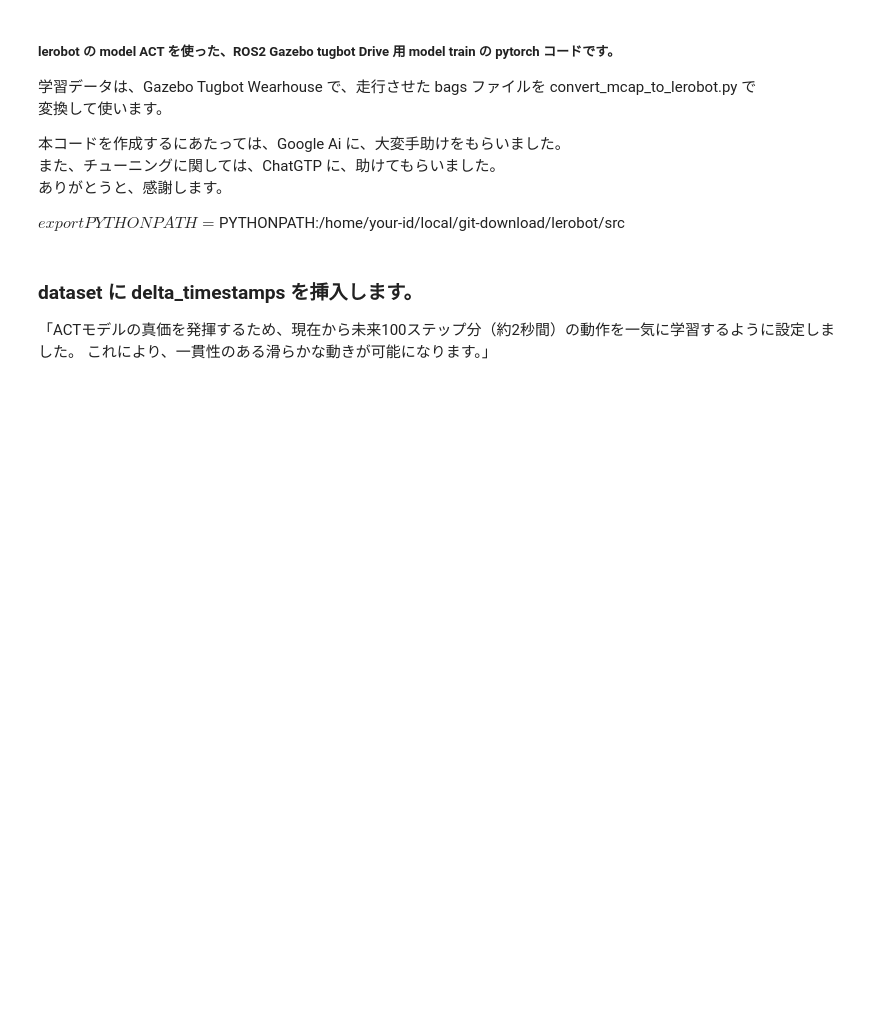
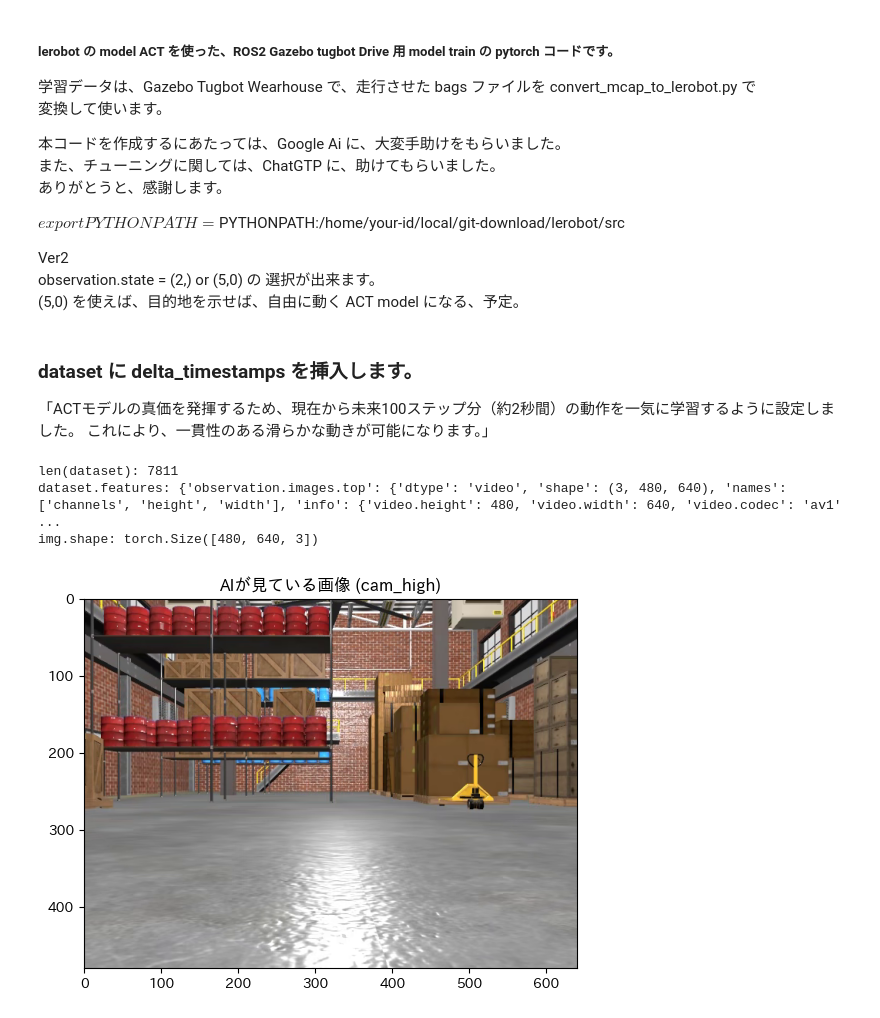
Before and after one commit to tosa-no-onchan/lerobot-my, a Jupyter notebook: ACT-ROS2-Tugbot/train.ipynb, the cells around one changed output. Saved outputs shown, nothing was run; the diff lists cells and outputs as text; code cells hidden in the pictures; blank space fills up the shorter version.

```diff
--- a/ACT-ROS2-Tugbot/train.ipynb
+++ b/ACT-ROS2-Tugbot/train.ipynb
@@ -8,6 +8,10 @@
 ありがとうと、感謝します。
 
 $ export PYTHONPATH=$PYTHONPATH:/home/your-id/local/git-download/lerobot/src
+
+Ver2
+observation.state = (2,) or (5,0) の 選択が出来ます。
+(5,0) を使えば、目的地を示せば、自由に動く ACT model になる、予定。
 # %%
 import os
 # torchをインポートする前に設定
@@ -39,13 +43,24 @@ cont_f=False
 #  2 epochs -> Loss:0.3
 use_ex=True
 
+#自由に動き回る model は、 True
+use_run_about=True
+
 input_shape=(3, 480, 640)
 #input_shape=(3, 224, 224)
+
+# odom のみの state
+input_shape_state=(2,)
+
 n_action_steps=100
 
 if use_ex:
     input_shape=(3, 224, 224)
     n_action_steps=100
+
+if use_run_about:
+    # odom+目的地 x,y,到着時の向き
+    input_shape_state=(5,)
 # %% [markdown]
 ### dataset に delta_timestamps を挿入します。
 「ACTモデルの真価を発揮するため、現在から未来100ステップ分（約2秒間）の動作を一気に学習するように設定しました。
@@ -64,38 +79,45 @@ base_path = Path("outputs")
 
 # 3つの分割データセットの正確なローカル絶対パス
 path_motion1 = base_path / "tugbot_nav2_imitation"
+if use_run_about:
+    path_motion1 = base_path / "tugbot_nav2_imitation_2"
 
 # 2. それぞれのデータセットを個別にロード
 dataset = LeRobotDataset("motion1", root=path_motion1,
                         delta_timestamps={"action": [i/15 for i in range(n_action_steps)]} # 15Hzなので /15
                         )
 
 if False:
     DATASET_ID = "lerobot/aloha_sim_transfer_cube_human"
     # データセットを作るコードを探して、delta_timestamps を追加します
     dataset = LeRobotDataset(
         DATASET_ID,
         delta_timestamps={"action": [i/50 for i in range(n_action_steps)]} # 50Hzなので /50
     )
 
 print('len(dataset):',len(dataset))
 print('dataset.features:',dataset.features)
 
 if True:
     # 最初の1コマ（1ステップ分）をのぞき見
     frame = dataset[0]
     #print('frame.keys():',frame.keys())
     # model inputs は、(3,480,640) で、色順は、RGB です。
     # plt.imshow()は、デフォルトでRGB（赤・緑・青）の順序 なので、 model の入力も RGB のままです。
     # 2. 画像を表示してみる (PyTorchの [C, H, W] 形式を pillow.show 用の [H, W, C] に変換)
     img = frame["observation.images.top"].permute(1, 2, 0)
     print('img.shape:',img.shape)  # img.shape: torch.Size([480, 640, 3]) これは、あくまで、pillow 用です。
     plt.imshow(img)
     plt.title("AIが見ている画像 (cam_high)")
     plt.show()
 # observation.image
 # observation.scan
 # action
+# %% [output]
+len(dataset): 7811
+dataset.features: {'observation.images.top': {'dtype': 'video', 'shape': (3, 480, 640), 'names': ['channels', 'height', 'width'], 'info': {'video.height': 480, 'video.width': 640, 'video.codec': 'av1' ...
+img.shape: torch.Size([480, 640, 3])
+[figure, added]
 # %%
 #print(dataset.meta)
 # 1. デバイスの定義 (すでに定義済みの場合は不要)
```
Also changed, not shown: parts of 5 cells of this notebook, 1 other file.
